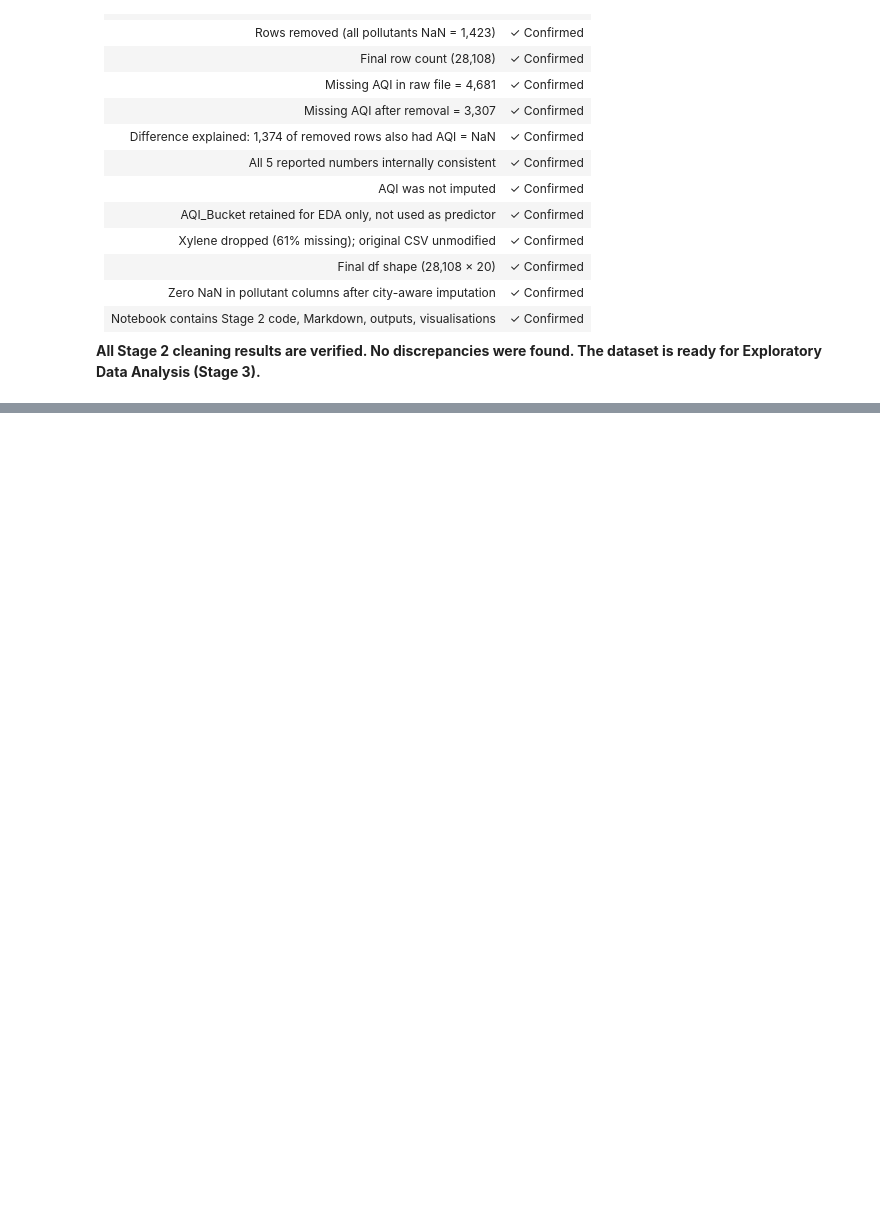
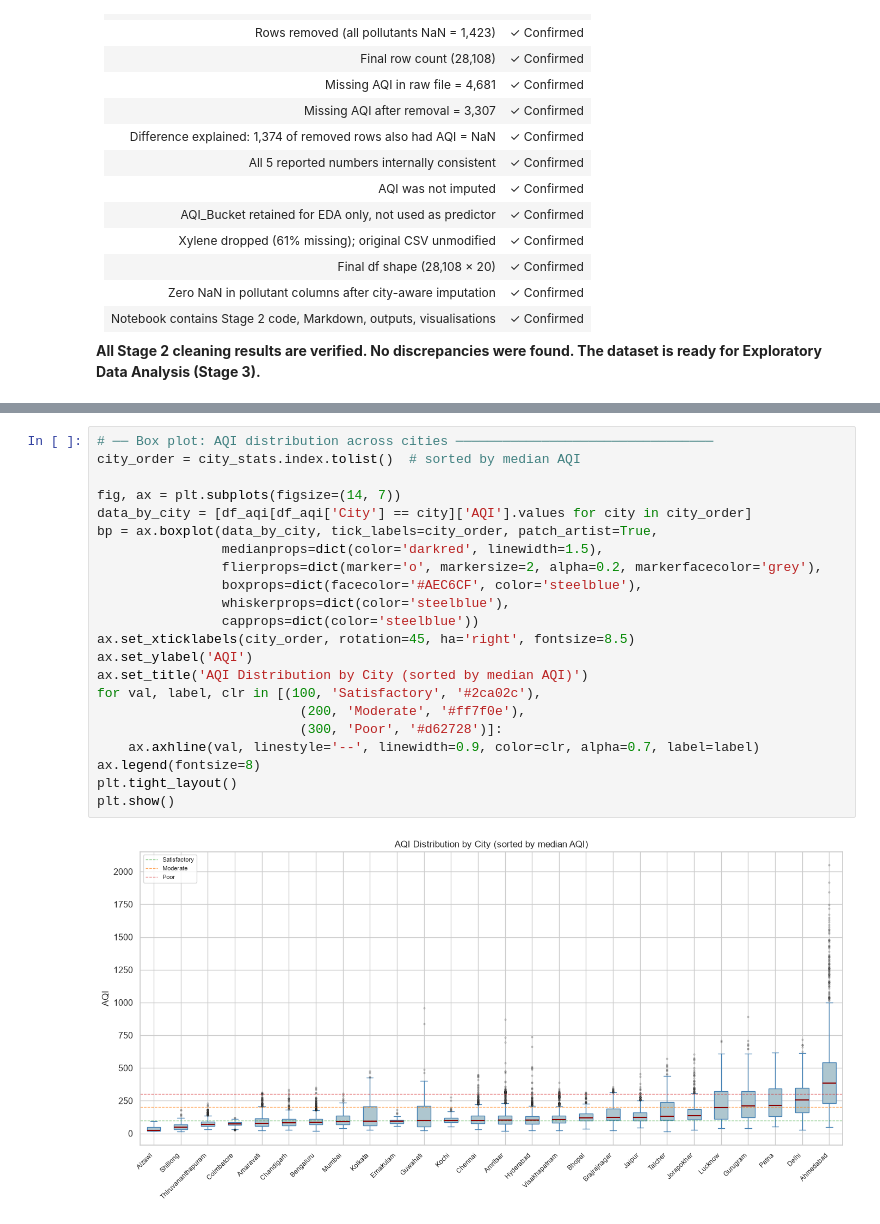
Before and after one commit to jaikishan1234/air-quality-analytics, a Jupyter notebook: notebooks/JaikishanNayak_AirQualityAnalytics.ipynb, the cells around one changed output, grey strips where cells are left out. Drawn from its saved outputs; the diff is of its cells as text; blank space fills up the shorter version.

```diff
--- a/notebooks/JaikishanNayak_AirQualityAnalytics.ipynb
+++ b/notebooks/JaikishanNayak_AirQualityAnalytics.ipynb
@@ -1057,0 +1273,24 @@ Key section headings present:
+# %%
+# ── Box plot: AQI distribution across cities ─────────────────────────────────
+city_order = city_stats.index.tolist()  # sorted by median AQI
+
+fig, ax = plt.subplots(figsize=(14, 7))
+data_by_city = [df_aqi[df_aqi['City'] == city]['AQI'].values for city in city_order]
+bp = ax.boxplot(data_by_city, tick_labels=city_order, patch_artist=True,
+                medianprops=dict(color='darkred', linewidth=1.5),
+                flierprops=dict(marker='o', markersize=2, alpha=0.2, markerfacecolor='grey'),
+                boxprops=dict(facecolor='#AEC6CF', color='steelblue'),
+                whiskerprops=dict(color='steelblue'),
+                capprops=dict(color='steelblue'))
+ax.set_xticklabels(city_order, rotation=45, ha='right', fontsize=8.5)
+ax.set_ylabel('AQI')
+ax.set_title('AQI Distribution by City (sorted by median AQI)')
+for val, label, clr in [(100, 'Satisfactory', '#2ca02c'),
+                          (200, 'Moderate', '#ff7f0e'),
+                          (300, 'Poor', '#d62728')]:
+    ax.axhline(val, linestyle='--', linewidth=0.9, color=clr, alpha=0.7, label=label)
+ax.legend(fontsize=8)
+plt.tight_layout()
+plt.show()
+# %% [output]
+[figure, added]
```
Also changed, not shown: parts of 31 cells of this notebook, 4 other files.
